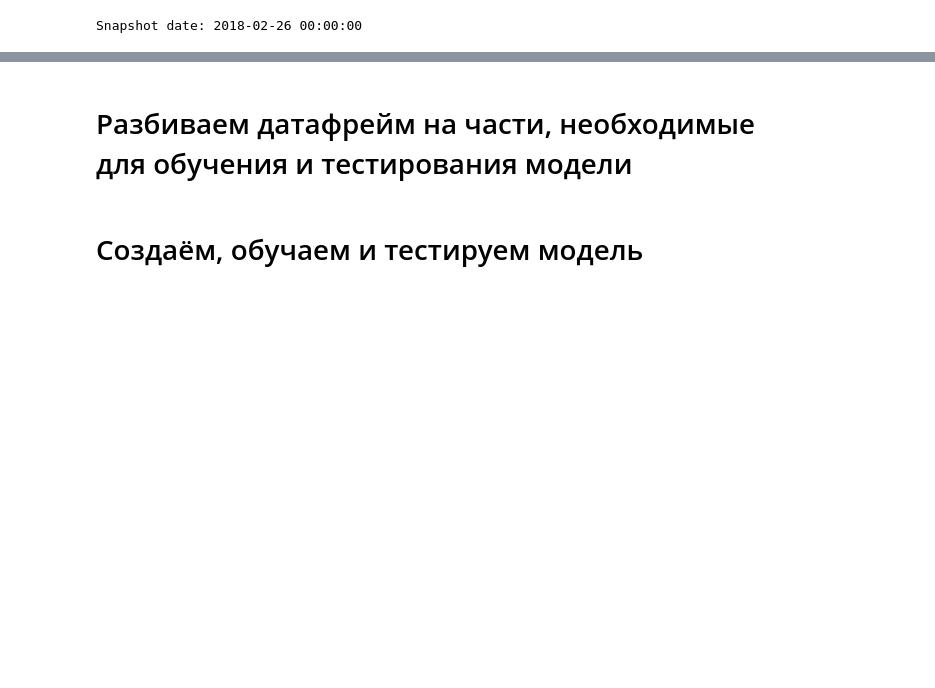
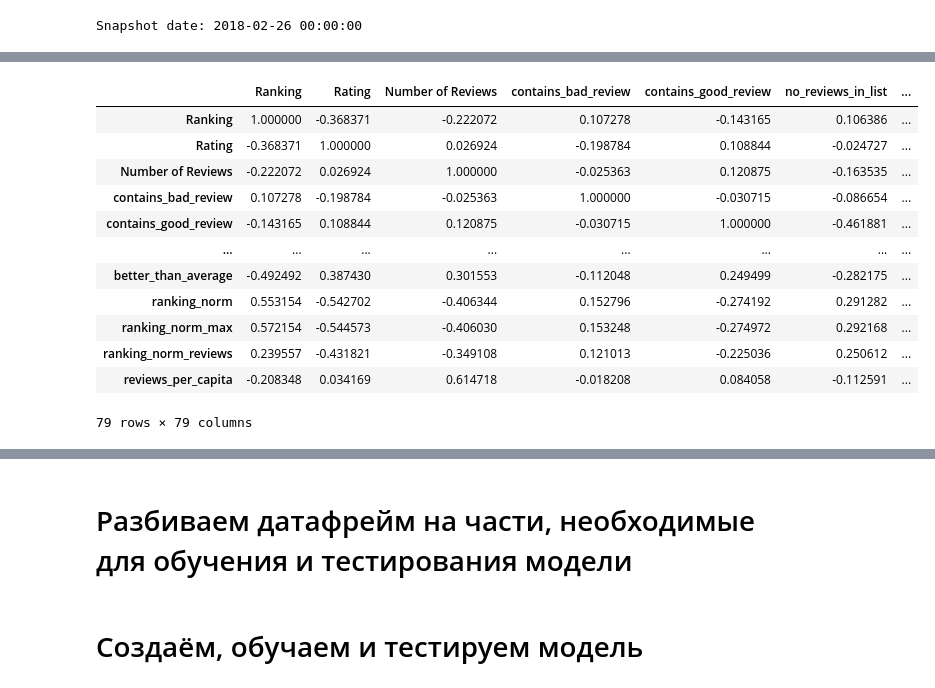
Before and after one commit to zadvovl/SkillFactory, a Jupyter notebook: module_3/your_first_model.ipynb, the cells around one changed output, grey strips where cells are left out. Cells and saved outputs as stored; diff of their text form; code cells hidden in the pictures; blank space fills up the shorter version.

```diff
--- a/module_3/your_first_model.ipynb
+++ b/module_3/your_first_model.ipynb
@@ -440,0 +632,16 @@ df.drop(['City', 'avg_rank_by_city', 'cnt_rest_in_the_city', 'cnt_rev_by_city',
+# %%
+df.corr()
+# %% [output]
+|  | Ranking | Rating | Number of Reviews | contains_bad_review | contains_good_review | no_reviews_in_list | ... |
+| Ranking | 1.000000 | -0.368371 | -0.222072 | 0.107278 | -0.143165 | 0.106386 | ... |
+| Rating | -0.368371 | 1.000000 | 0.026924 | -0.198784 | 0.108844 | -0.024727 | ... |
+| Number of Reviews | -0.222072 | 0.026924 | 1.000000 | -0.025363 | 0.120875 | -0.163535 | ... |
+| contains_bad_review | 0.107278 | -0.198784 | -0.025363 | 1.000000 | -0.030715 | -0.086654 | ... |
+| contains_good_review | -0.143165 | 0.108844 | 0.120875 | -0.030715 | 1.000000 | -0.461881 | ... |
+| ... | ... | ... | ... | ... | ... | ... | ... |
+| better_than_average | -0.492492 | 0.387430 | 0.301553 | -0.112048 | 0.249499 | -0.282175 | ... |
+| ranking_norm | 0.553154 | -0.542702 | -0.406344 | 0.152796 | -0.274192 | 0.291282 | ... |
+| ranking_norm_max | 0.572154 | -0.544573 | -0.406030 | 0.153248 | -0.274972 | 0.292168 | ... |
+| ranking_norm_reviews | 0.239557 | -0.431821 | -0.349108 | 0.121013 | -0.225036 | 0.250612 | ... |
+| reviews_per_capita | -0.208348 | 0.034169 | 0.614718 | -0.018208 | 0.084058 | -0.112591 | ... |
+79 rows × 79 columns
```
Also changed, not shown: parts of 23 cells of this notebook, 1 other file.
